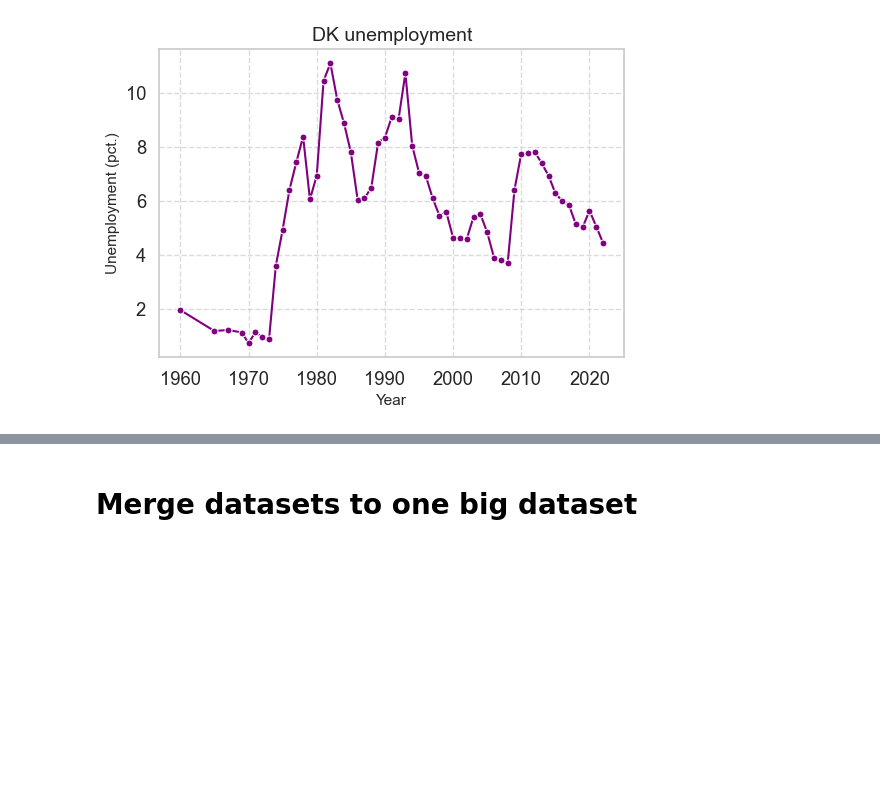
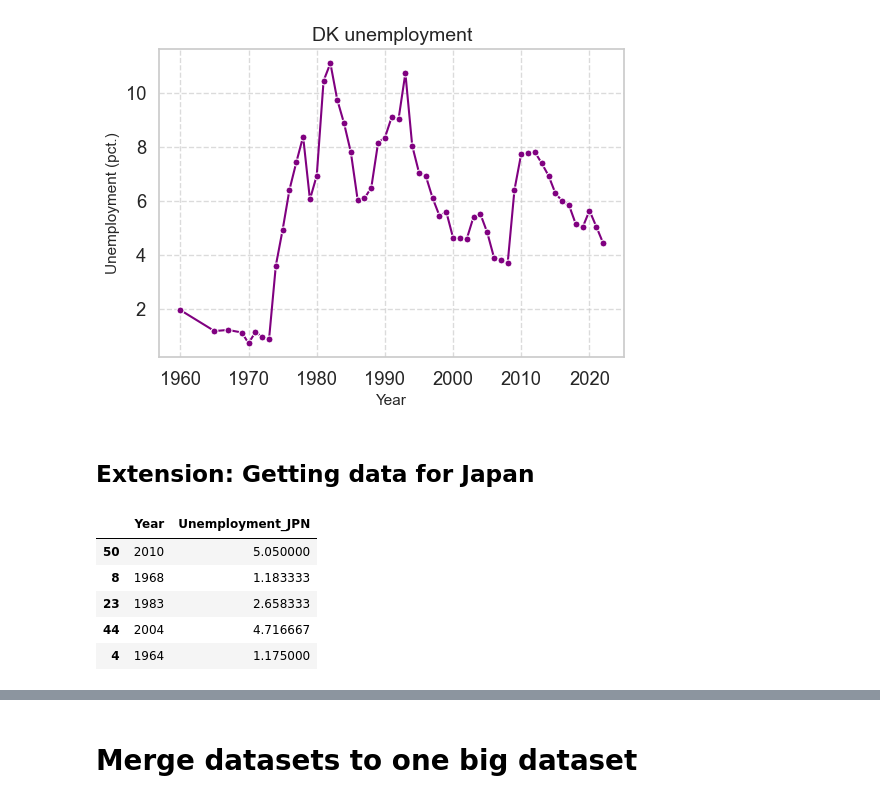
Before and after one commit to sgv491/projects-2024-Bertil-Nikoline-Victor, a Jupyter notebook: dataproject/dataproject.ipynb, the cells around one changed output, grey strips where cells are left out. Cells and saved outputs as stored; diff of their text form; code cells hidden in the pictures; blank space fills up the shorter version.

Commit message:
Added Japan

```diff
--- a/dataproject/dataproject.ipynb
+++ b/dataproject/dataproject.ipynb
@@ -130,3 +130,18 @@ GraphHelper.line_plot_with_labels(
 # %% [output]
 <module 'matplotlib.pyplot' from '/Users/victorkristensen/anaconda3/lib/python3.11/site-packages/matplotlib/pyplot.py'>
 [figure]
+# %% [markdown]
+## Extension: Getting data for Japan
+# %%
+# Get inflation and unemployment rate from API call
+unemployment_annual_JPN = DataHelper.unemployment_annual_JPN()
+inflation_annual_JPN = DataHelper.inflation_annual_JPN()
+
+unemployment_annual_JPN.sample(5)
+# %% [output]
+|  | Year | Unemployment_JPN |
+| 50 | 2010 | 5.050000 |
+| 8 | 1968 | 1.183333 |
+| 23 | 1983 | 2.658333 |
+| 44 | 2004 | 4.716667 |
+| 4 | 1964 | 1.175000 |
```
Also changed, not shown: parts of 4 cells of this notebook, 1 other file.
